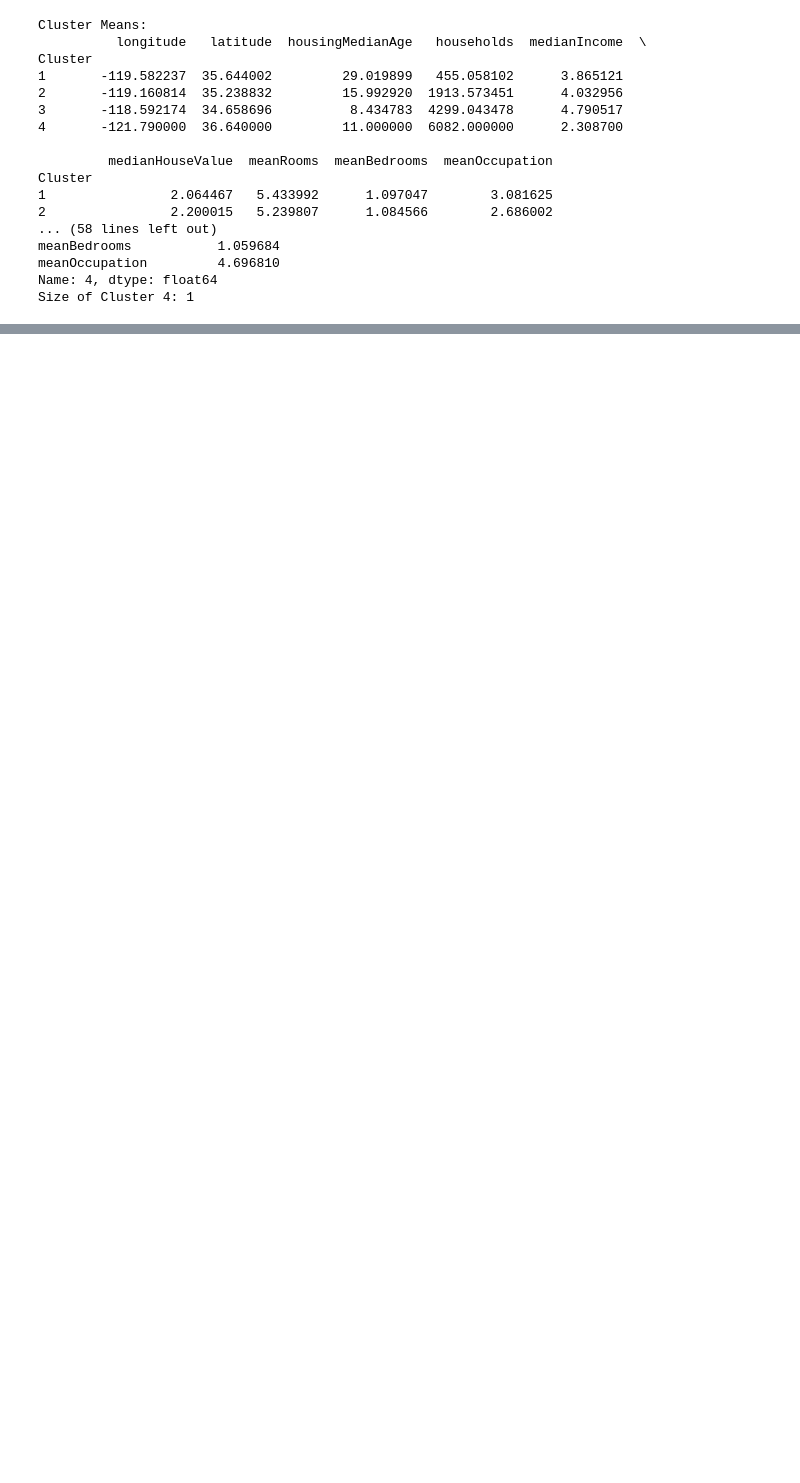
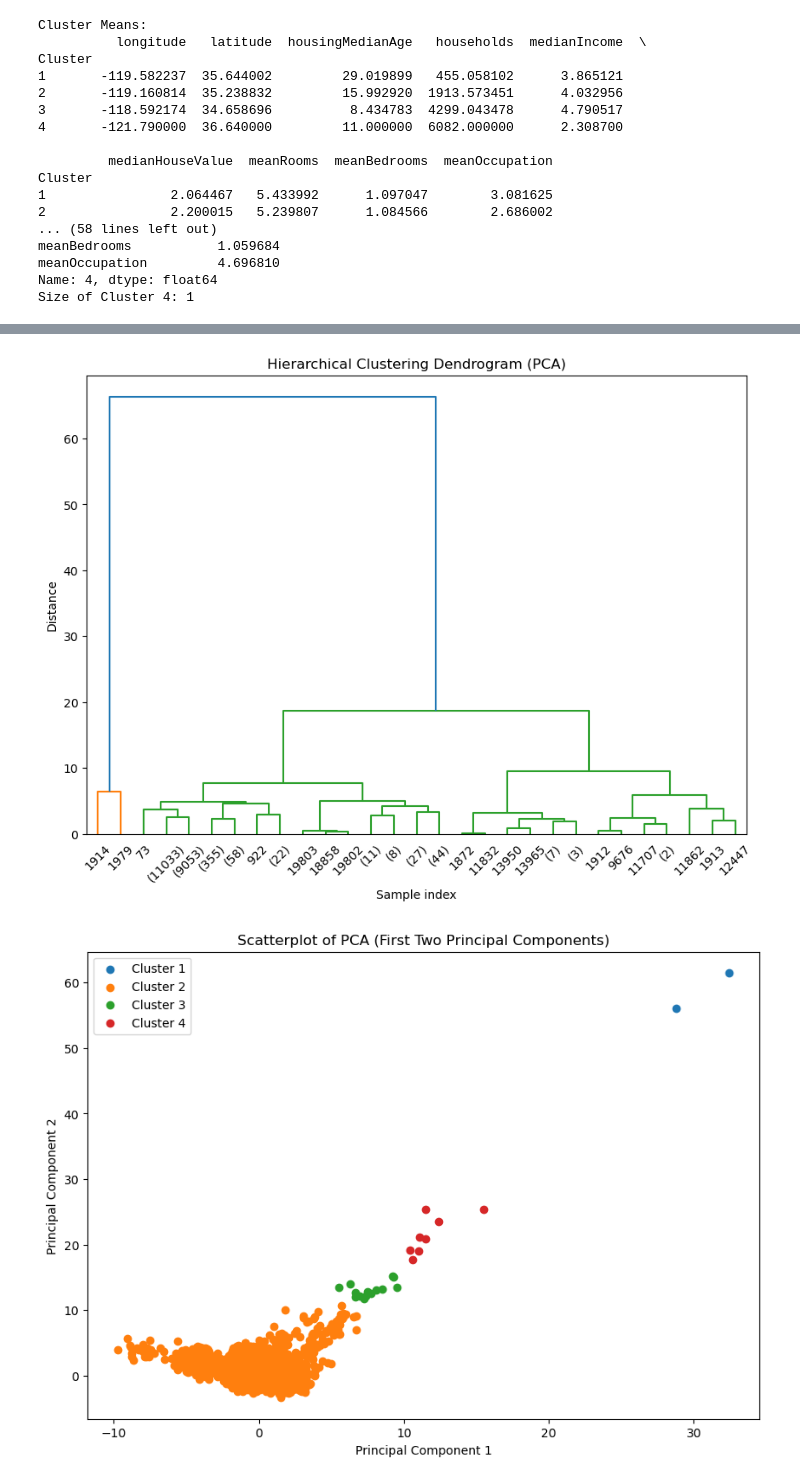
Before and after one commit to AbhinavDevelops/Analysis-on-the-Californinan-Housing-market, a Jupyter notebook: assign3_23082057.ipynb, the cells around one changed output, grey strips where cells are left out. Cells and saved outputs as stored; diff of their text form; code cells hidden in the pictures; blank space fills up the shorter version.

```diff
--- a/assign3_23082057.ipynb
+++ b/assign3_23082057.ipynb
@@ -675,0 +763,42 @@ Size of Cluster 4: 1
+# %%
+#D9 d)
+
+from sklearn.decomposition import PCA
+
+pca = PCA(n_components=2)
+principal_components = pca.fit_transform(data3_noCategorical_scaled)
+
+# Hierarchical clustering on the first two principal component scores
+hierarchy_pca = linkage(principal_components, method='average', metric='euclidean')
+
+# Determine the appropriate height to cut the dendrogram
+plt.figure(figsize=(10, 7))
+dendrogram(hierarchy_pca, truncate_mode='level', p=5)
+plt.title('Hierarchical Clustering Dendrogram (PCA)')
+plt.xlabel('Sample index')
+plt.ylabel('Distance')
+plt.show()
+
+# Cut the dendrogram at a height that results in four distinct clusters
+clusters_pca = fcluster(hierarchy_pca, 4, criterion='maxclust')
+
+# Present a scatterplot of the first two principal components with different colors for each cluster
+plt.figure(figsize=(10, 7))
+for cluster_num in np.unique(clusters_pca):
+    plt.scatter(principal_components[clusters_pca == cluster_num, 0],
+                principal_components[clusters_pca == cluster_num, 1],
+                label=f'Cluster {cluster_num}')
+
+plt.title('Scatterplot of PCA (First Two Principal Components)')
+plt.xlabel('Principal Component 1')
+plt.ylabel('Principal Component 2')
+plt.legend()
+plt.show()
+
+# print size of each cluster
+cluster_sizes_pca = pd.Series(clusters_pca).value_counts().sort_index()
+print("Cluster Sizes:")
+print(cluster_sizes_pca)
+# %% [output]
+[figure, added]
+[figure, added]
```
Also changed, not shown: parts of 7 cells of this notebook.
